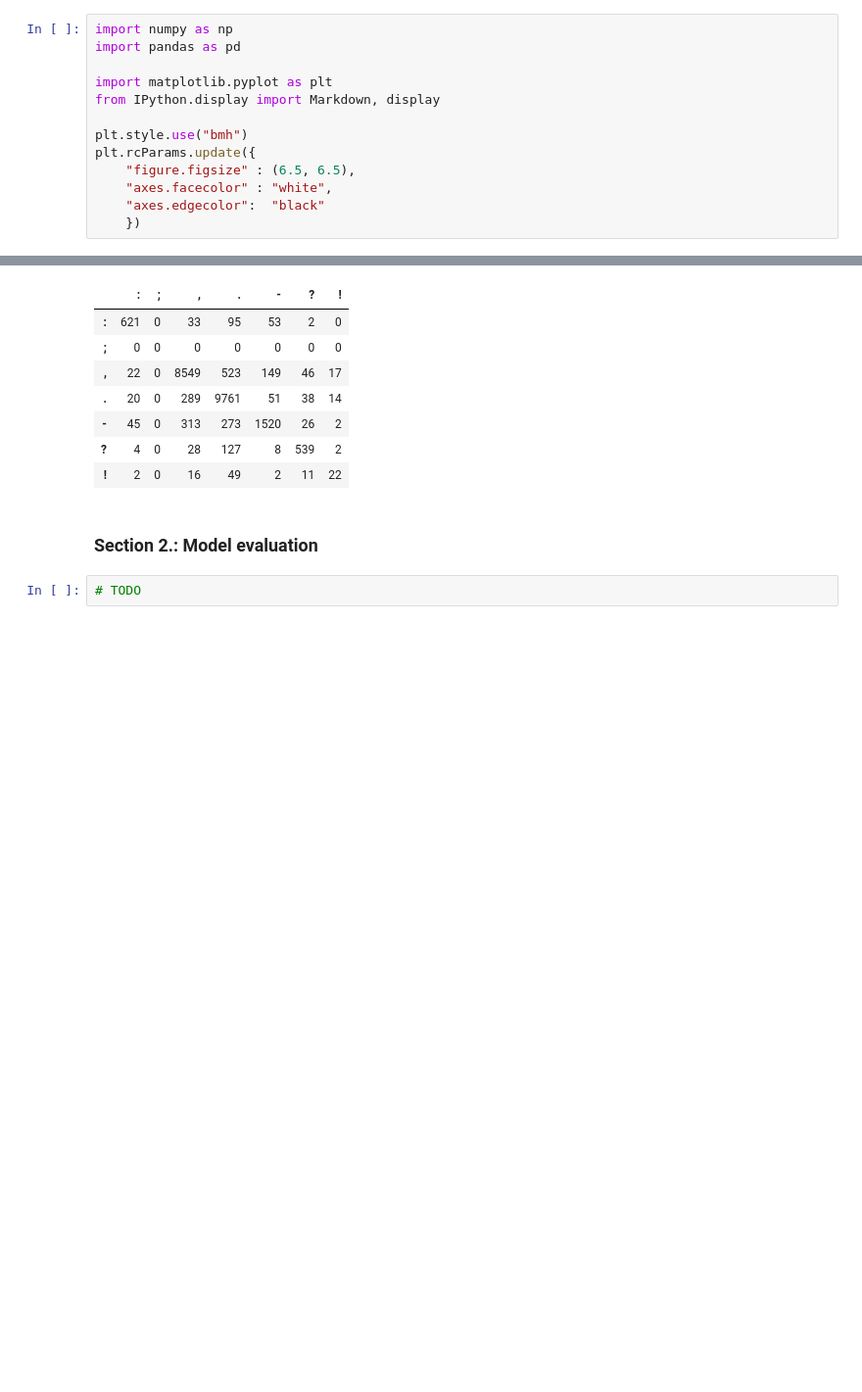
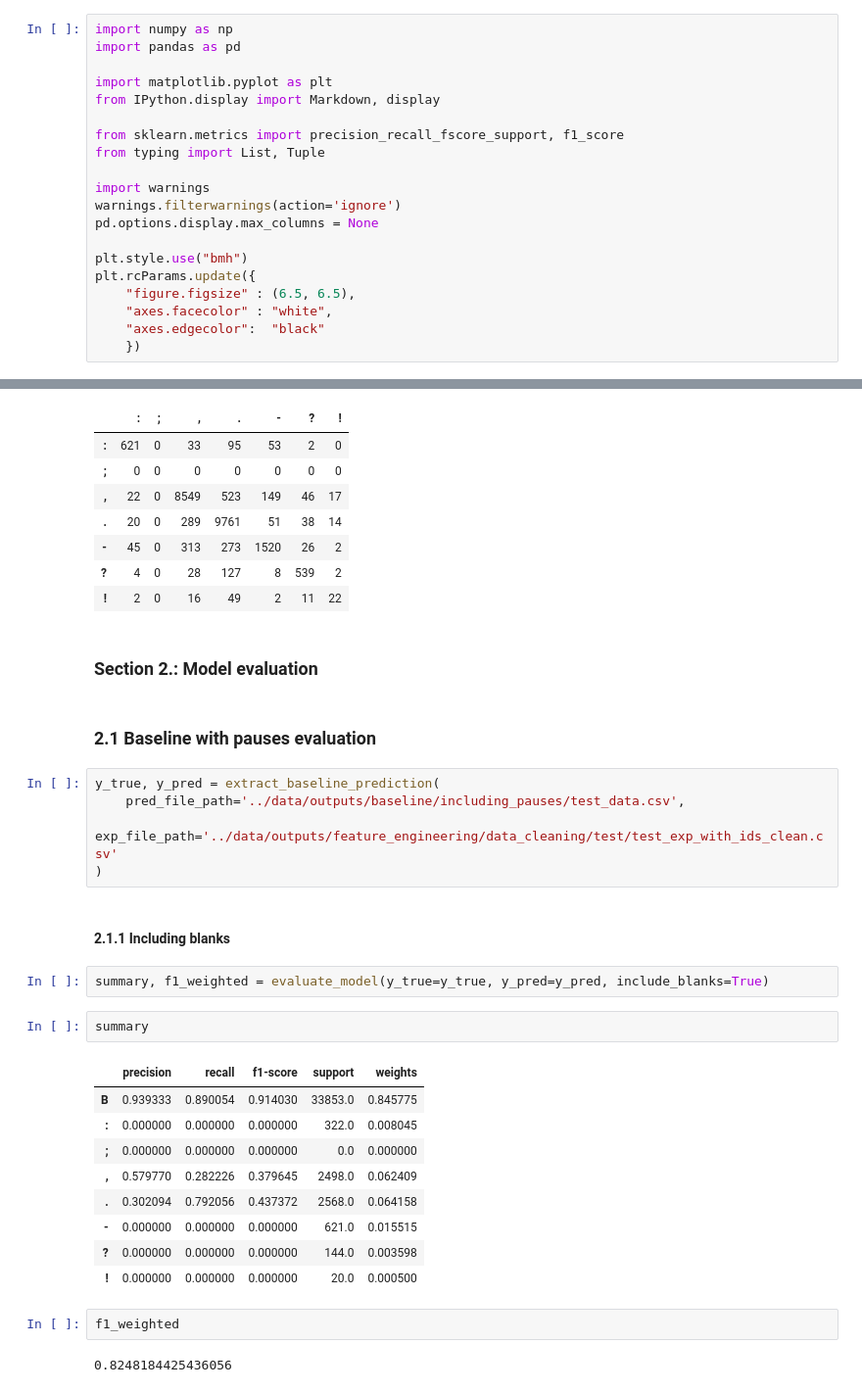
Before and after one commit to ejowik/2022-punctuation-restoration, a Jupyter notebook: src/model_evaluation.ipynb, the cells around one changed output, grey strips where cells are left out. Shown: that part at 98% size. Drawn from its saved outputs; the diff is of its cells as text; blank space fills up the shorter version.

Commit message:
update model_evaluation

```diff
--- a/src/model_evaluation.ipynb
+++ b/src/model_evaluation.ipynb
@@ -10,6 +10,13 @@ import pandas as pd
 import matplotlib.pyplot as plt
 from IPython.display import Markdown, display
 
+from sklearn.metrics import precision_recall_fscore_support, f1_score
+from typing import List, Tuple
+
+import warnings
+warnings.filterwarnings(action='ignore')
+pd.options.display.max_columns = None
+
 plt.style.use("bmh")
 plt.rcParams.update({
     "figure.figsize" : (6.5, 6.5),
@@ -106,5 +195,30 @@ display(pd.DataFrame(result_conf_matr, columns=labels[1:], index=labels[1:]))
 | ! | 2 | 0 | 16 | 49 | 2 | 11 | 22 |
 # %% [markdown]
 ### <span style='font-family:Georgia'> Section 2.: Model evaluation
+# %% [markdown]
+### <span style='font-family:Georgia'> 2.1 Baseline with pauses evaluation
 # %%
-# TODO
+y_true, y_pred = extract_baseline_prediction(
+    pred_file_path='../data/outputs/baseline/including_pauses/test_data.csv',
+    exp_file_path='../data/outputs/feature_engineering/data_cleaning/test/test_exp_with_ids_clean.csv'
+)
+# %% [markdown]
+#### <span style='font-family:Georgia'> 2.1.1 Including blanks
+# %%
+summary, f1_weighted = evaluate_model(y_true=y_true, y_pred=y_pred, include_blanks=True)
+# %%
+summary
+# %% [output]
+|  | precision | recall | f1-score | support | weights |
+| B | 0.939333 | 0.890054 | 0.914030 | 33853.0 | 0.845775 |
+| : | 0.000000 | 0.000000 | 0.000000 | 322.0 | 0.008045 |
+| ; | 0.000000 | 0.000000 | 0.000000 | 0.0 | 0.000000 |
+| , | 0.579770 | 0.282226 | 0.379645 | 2498.0 | 0.062409 |
+| . | 0.302094 | 0.792056 | 0.437372 | 2568.0 | 0.064158 |
+| - | 0.000000 | 0.000000 | 0.000000 | 621.0 | 0.015515 |
+| ? | 0.000000 | 0.000000 | 0.000000 | 144.0 | 0.003598 |
+| ! | 0.000000 | 0.000000 | 0.000000 | 20.0 | 0.000500 |
+# %%
+f1_weighted
+# %% [output]
+0.8248184425436056
```
Also changed, not shown: parts of 26 cells of this notebook.
